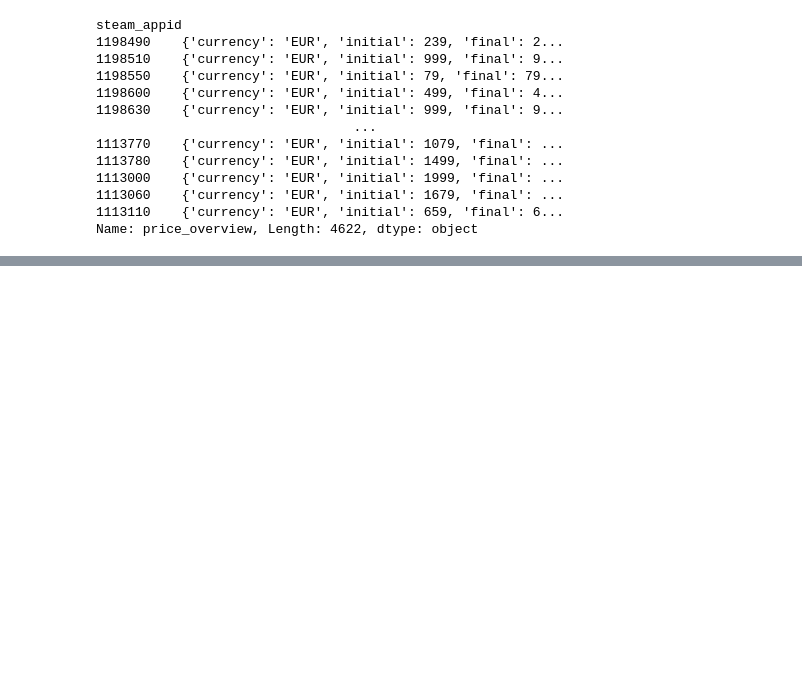
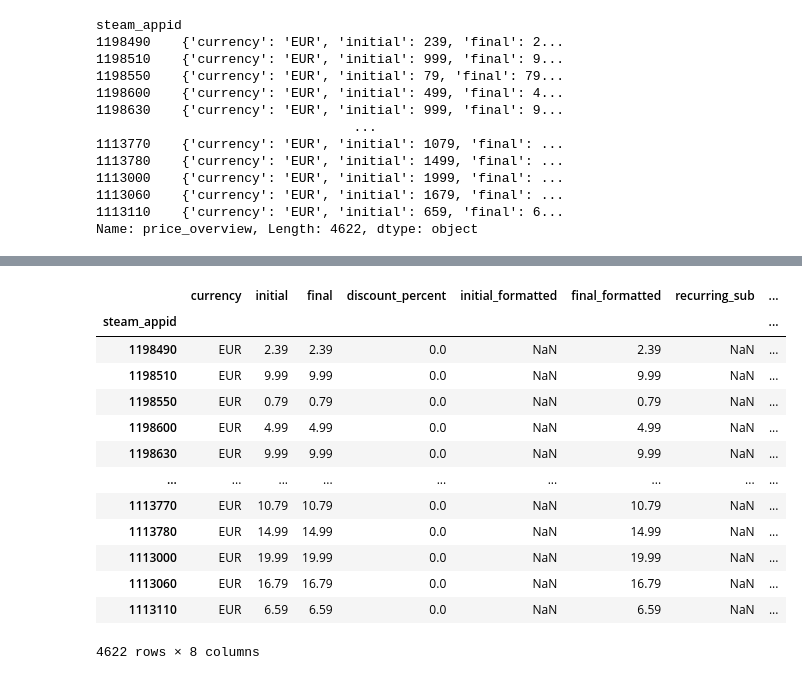
Before and after one commit to eceboran/steam_analytics, a Jupyter notebook: Code/Data Exploration/load_json_file_save_clean_csv.ipynb, the cells around one changed output, grey strips where cells are left out. Saved outputs shown, nothing was run; the diff lists cells and outputs as text; code cells hidden in the pictures; blank space fills up the shorter version.

```diff
--- a/Code/Data Exploration/load_json_file_save_clean_csv.ipynb
+++ b/Code/Data Exploration/load_json_file_save_clean_csv.ipynb
@@ -469,0 +534,59 @@ df_price[column_name] = df_price[column_name]/100
+# %%
+# Validate prices in numbers and strings
+def clean_formatted_prices(row):
+    numbers_formatted_column_list = ["initial_formatted", "final_formatted"]
+    numbers_column_list = ["initial", "final"]
+    # Replace currency signs
+    # Use a dictionary to indirectly check if currencies match in all columns
+    replacement_dict = {
+        "EUR": {"€": "", ".--": ".00"},
+        "USD": {"$": "", " USD": ""},
+        "GBP": {"£": ""},
+        "CAD": {"CDN$ ": ""},
+        "CHF": {"CHF": "", ".--": ".00"},
+        "KRW": {"₩": ""},
+        "PLN": {"zł": ""},
+        "MYR": {"RM": ""}
+    }
+
+    currency = row["currency"]
+    for col in numbers_formatted_column_list:
+        val = row[col]
+        if val == "":
+            val = np.nan
+        if val is not np.nan:
+            val = val.replace(",", ".")
+            for str_to_replace in replacement_dict[currency].keys():
+                val = val.replace(str_to_replace, replacement_dict[currency][str_to_replace])
+        val = np.float64(val)
+        row[col] = val
+
+    for col in numbers_column_list:
+        val = row[col]
+        if val == "":
+            val = np.nan
+        if currency=="KRW":
+            val = val/1.e05
+        else:
+            val = val/1.e02
+        row[col] = val
+
+    return row
+
+df_price = df_price.apply(lambda x: clean_formatted_prices(x), axis=1)
+df_price
+# %% [output]
+|  | currency | initial | final | discount_percent | initial_formatted | final_formatted | recurring_sub | ... |
+| steam_appid |  |  |  |  |  |  |  | ... |
+| 1198490 | EUR | 2.39 | 2.39 | 0.0 | NaN | 2.39 | NaN | ... |
+| 1198510 | EUR | 9.99 | 9.99 | 0.0 | NaN | 9.99 | NaN | ... |
+| 1198550 | EUR | 0.79 | 0.79 | 0.0 | NaN | 0.79 | NaN | ... |
+| 1198600 | EUR | 4.99 | 4.99 | 0.0 | NaN | 4.99 | NaN | ... |
+| 1198630 | EUR | 9.99 | 9.99 | 0.0 | NaN | 9.99 | NaN | ... |
+| ... | ... | ... | ... | ... | ... | ... | ... | ... |
+| 1113770 | EUR | 10.79 | 10.79 | 0.0 | NaN | 10.79 | NaN | ... |
+| 1113780 | EUR | 14.99 | 14.99 | 0.0 | NaN | 14.99 | NaN | ... |
+| 1113000 | EUR | 19.99 | 19.99 | 0.0 | NaN | 19.99 | NaN | ... |
+| 1113060 | EUR | 16.79 | 16.79 | 0.0 | NaN | 16.79 | NaN | ... |
+| 1113110 | EUR | 6.59 | 6.59 | 0.0 | NaN | 6.59 | NaN | ... |
+4622 rows × 8 columns
```
Also changed, not shown: parts of 27 cells of this notebook, 15 other files.
